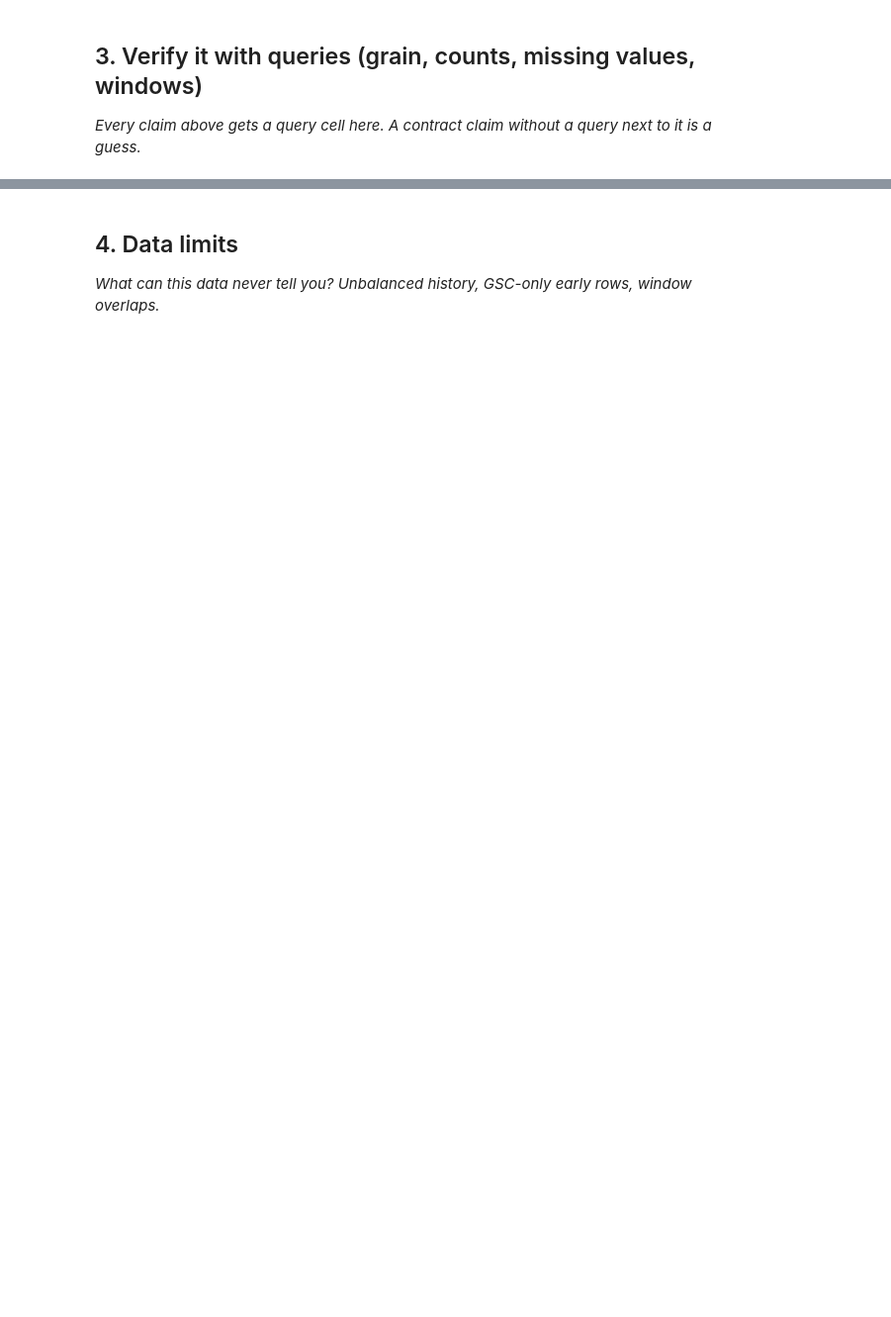
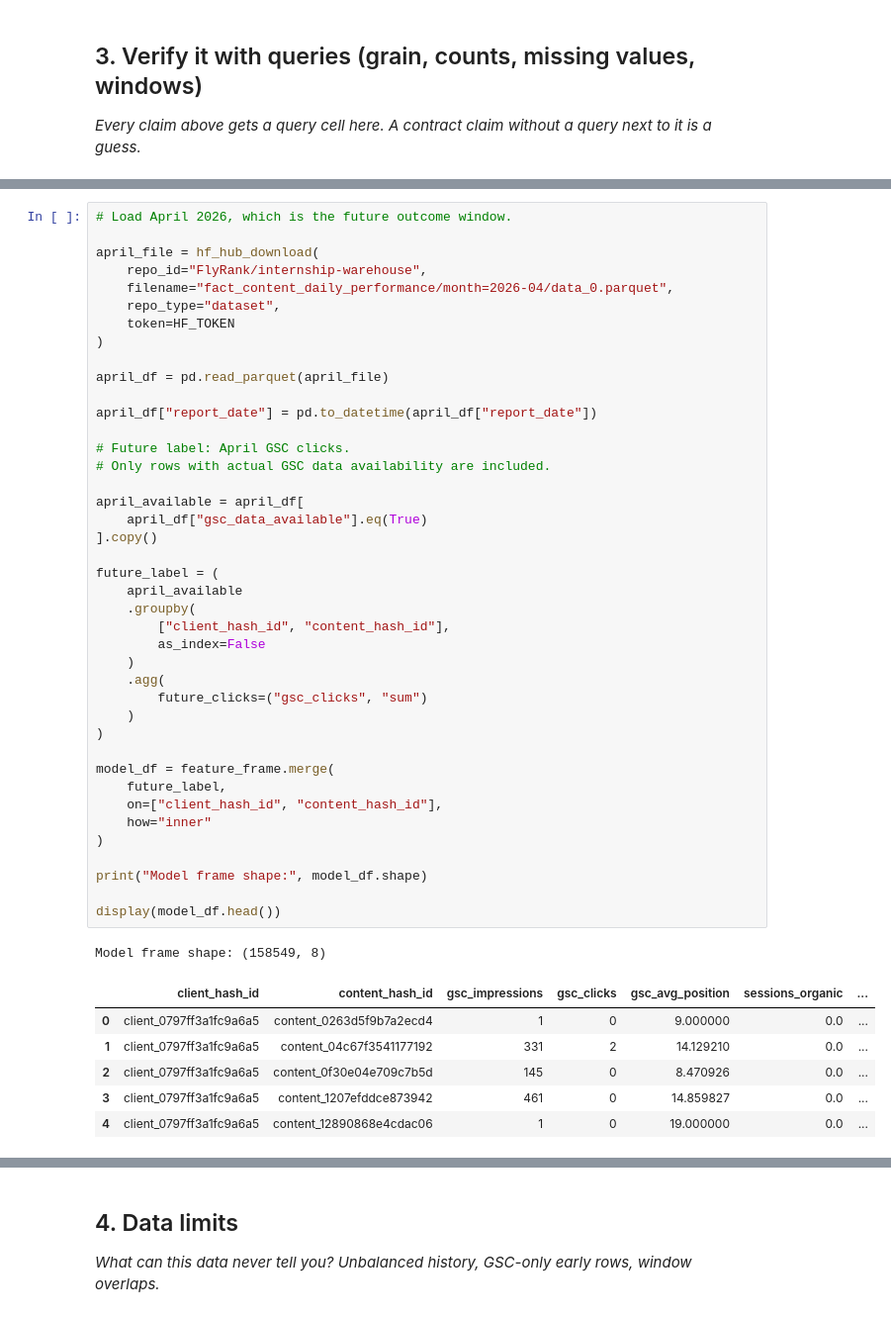
Before and after one commit to Coder-bot1/FlyRank-Internship, a Jupyter notebook: work/notebooks/w03_data_contract.ipynb, the cells around one changed output, grey strips where cells are left out. Shown at 99% size. Drawn from its saved outputs; the diff is of its cells as text; blank space fills up the shorter version.

```diff
--- a/work/notebooks/w03_data_contract.ipynb
+++ b/work/notebooks/w03_data_contract.ipynb
@@ -29,0 +262,49 @@ This skeleton is yours to fill. Work the sections **in order** — each one has
+# %%
+# Load April 2026, which is the future outcome window.
+
+april_file = hf_hub_download(
+    repo_id="FlyRank/internship-warehouse",
+    filename="fact_content_daily_performance/month=2026-04/data_0.parquet",
+    repo_type="dataset",
+    token=HF_TOKEN
+)
+
+april_df = pd.read_parquet(april_file)
+
+april_df["report_date"] = pd.to_datetime(april_df["report_date"])
+
+# Future label: April GSC clicks.
+# Only rows with actual GSC data availability are included.
+
+april_available = april_df[
+    april_df["gsc_data_available"].eq(True)
+].copy()
+
+future_label = (
+    april_available
+    .groupby(
+        ["client_hash_id", "content_hash_id"],
+        as_index=False
+    )
+    .agg(
+        future_clicks=("gsc_clicks", "sum")
+    )
+)
+
+model_df = feature_frame.merge(
+    future_label,
+    on=["client_hash_id", "content_hash_id"],
+    how="inner"
+)
+
+print("Model frame shape:", model_df.shape)
+
+display(model_df.head())
+# %% [output]
+Model frame shape: (158549, 8)
+|  | client_hash_id | content_hash_id | gsc_impressions | gsc_clicks | gsc_avg_position | sessions_organic | ... |
+| 0 | client_0797ff3a1fc9a6a5 | content_0263d5f9b7a2ecd4 | 1 | 0 | 9.000000 | 0.0 | ... |
+| 1 | client_0797ff3a1fc9a6a5 | content_04c67f3541177192 | 331 | 2 | 14.129210 | 0.0 | ... |
+| 2 | client_0797ff3a1fc9a6a5 | content_0f30e04e709c7b5d | 145 | 0 | 8.470926 | 0.0 | ... |
+| 3 | client_0797ff3a1fc9a6a5 | content_1207efddce873942 | 461 | 0 | 14.859827 | 0.0 | ... |
+| 4 | client_0797ff3a1fc9a6a5 | content_12890868e4cdac06 | 1 | 0 | 19.000000 | 0.0 | ... |
```
Also changed, not shown: parts of 21 cells of this notebook.
